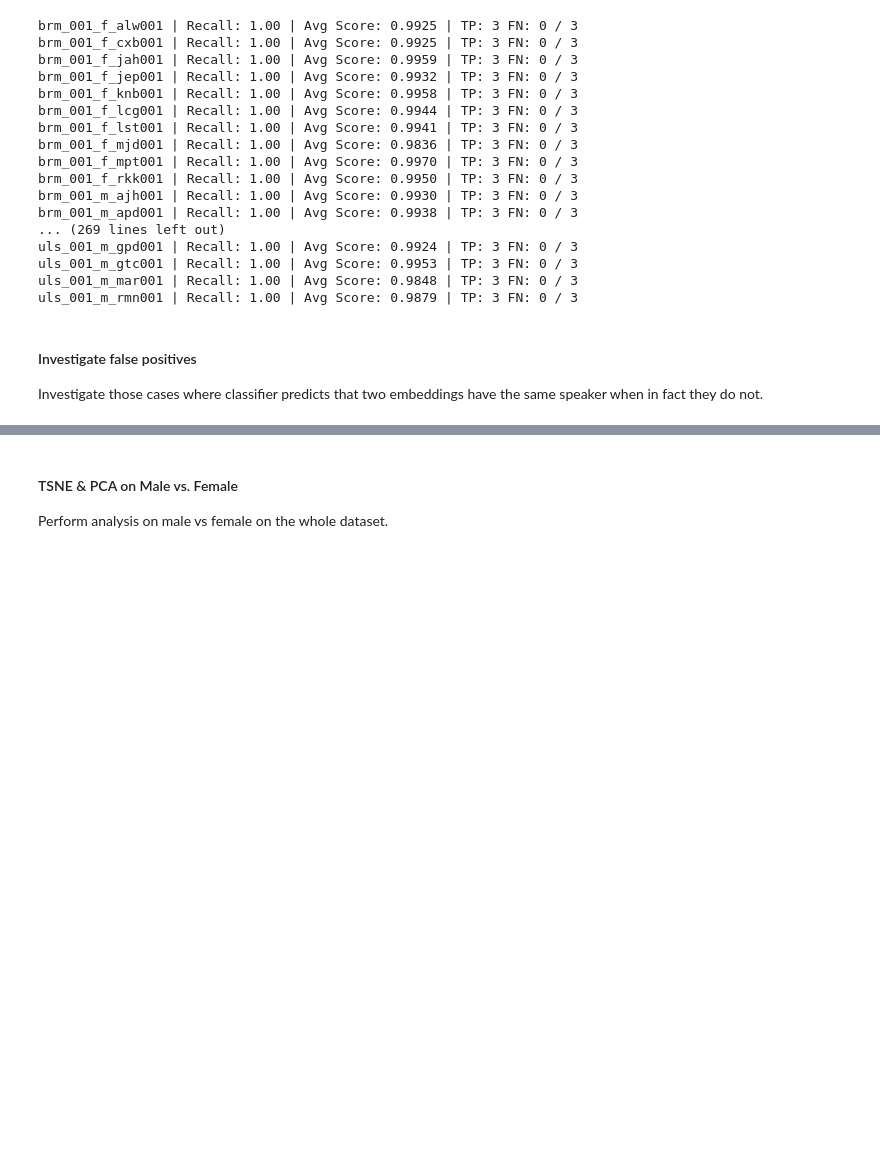
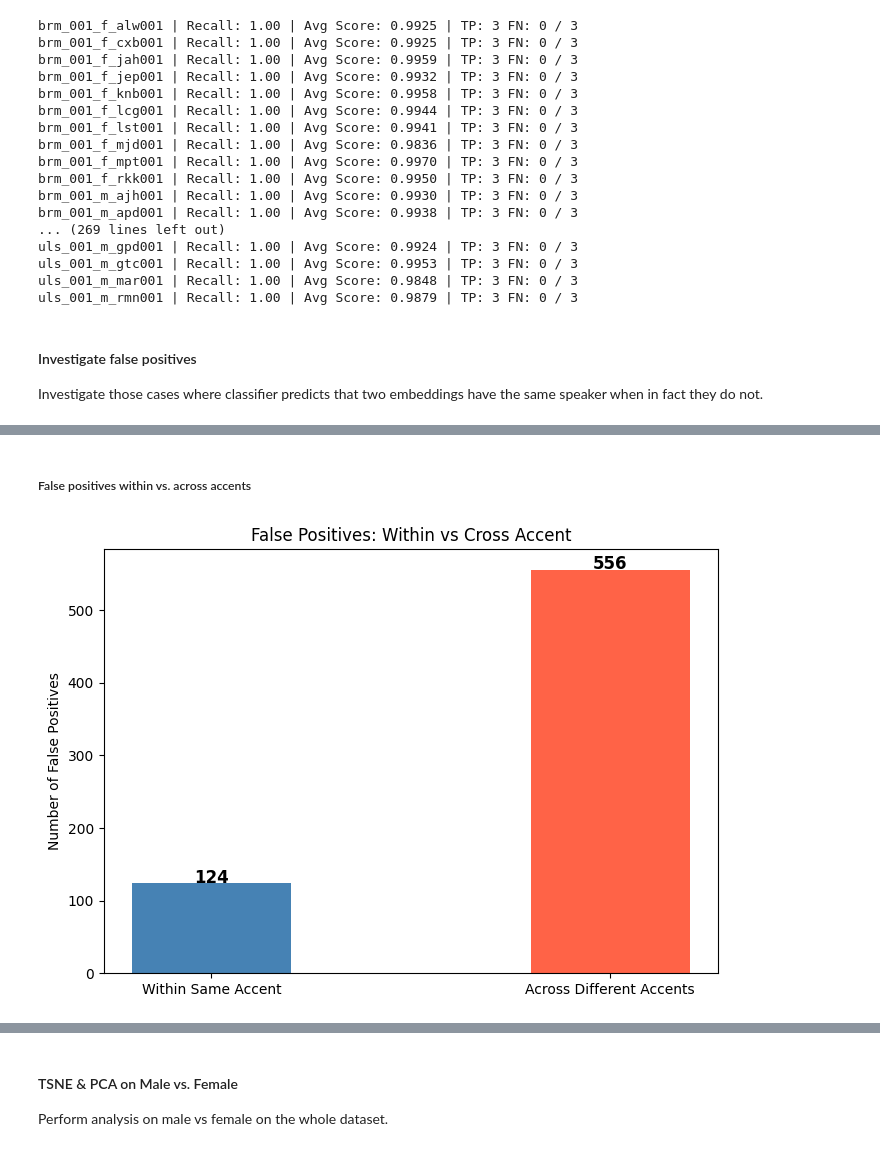
Before and after one commit to michael-vella/ARI5121_SpeechProject_Michael_Vella_code, a Jupyter notebook: core.ipynb, the cells around one changed output, grey strips where cells are left out. Drawn from its saved outputs; the diff is of its cells as text; code cells hidden in the pictures; blank space fills up the shorter version.

```diff
--- a/core.ipynb
+++ b/core.ipynb
@@ -500,0 +526,11 @@ Investigate those cases where classifier predicts that two embeddings have the s
+# %%
+fp_pairs = Counter(
+    tuple(sorted([e["speaker_one"], e["speaker_two"]]))
+    for e in false_positives
+)
+
+fp_pairs_top_n = 20
+
+print(f"\nMost confused speaker pairs (top {fp_pairs_top_n}):")
+for (spk1, spk2), count in fp_pairs.most_common(fp_pairs_top_n):
+    print(f"  {spk1} <-> {spk2} : {count} times")
@@ -500,0 +555,35 @@ Investigate those cases where classifier predicts that two embeddings have the s
+# %% [markdown]
+##### False positives within vs. across accents
+# %%
+within_accent_fp = [
+    e for e in false_positives
+    if get_accent(e["speaker_one"]) == get_accent(e["speaker_two"])
+]
+cross_accent_fp = [
+    e for e in false_positives
+    if get_accent(e["speaker_one"]) != get_accent(e["speaker_two"])
+]
+
+labels = ["Within Same Accent", "Across Different Accents"]
+counts = [len(within_accent_fp), len(cross_accent_fp)]
+colors = ["steelblue", "tomato"]
+
+plt.figure(figsize=(7, 5))
+bars = plt.bar(labels, counts, color=colors, width=0.4)
+
+# Add count labels on top of each bar
+for bar, count in zip(bars, counts):
+    plt.text(
+        bar.get_x() + bar.get_width() / 2,
+        bar.get_height() + 0.3,
+        str(count),
+        ha="center", fontsize=12, fontweight="bold"
+    )
+
+plt.ylabel("Number of False Positives")
+plt.title("False Positives: Within vs Cross Accent")
+plt.tight_layout()
+plt.savefig("images/fp_within_vs_cross_accent.png", dpi=150)
+plt.show()
+# %% [output]
+[figure, added]
```
Also changed, not shown: parts of 18 cells of this notebook, 7 other files.
